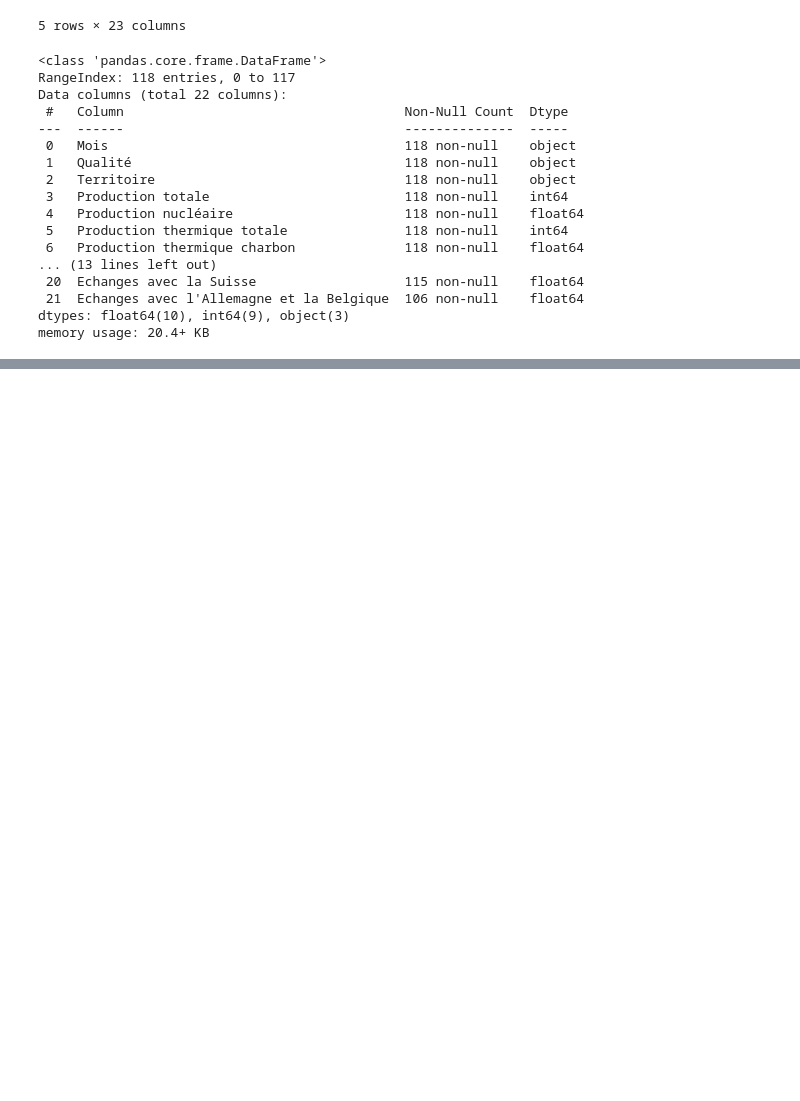
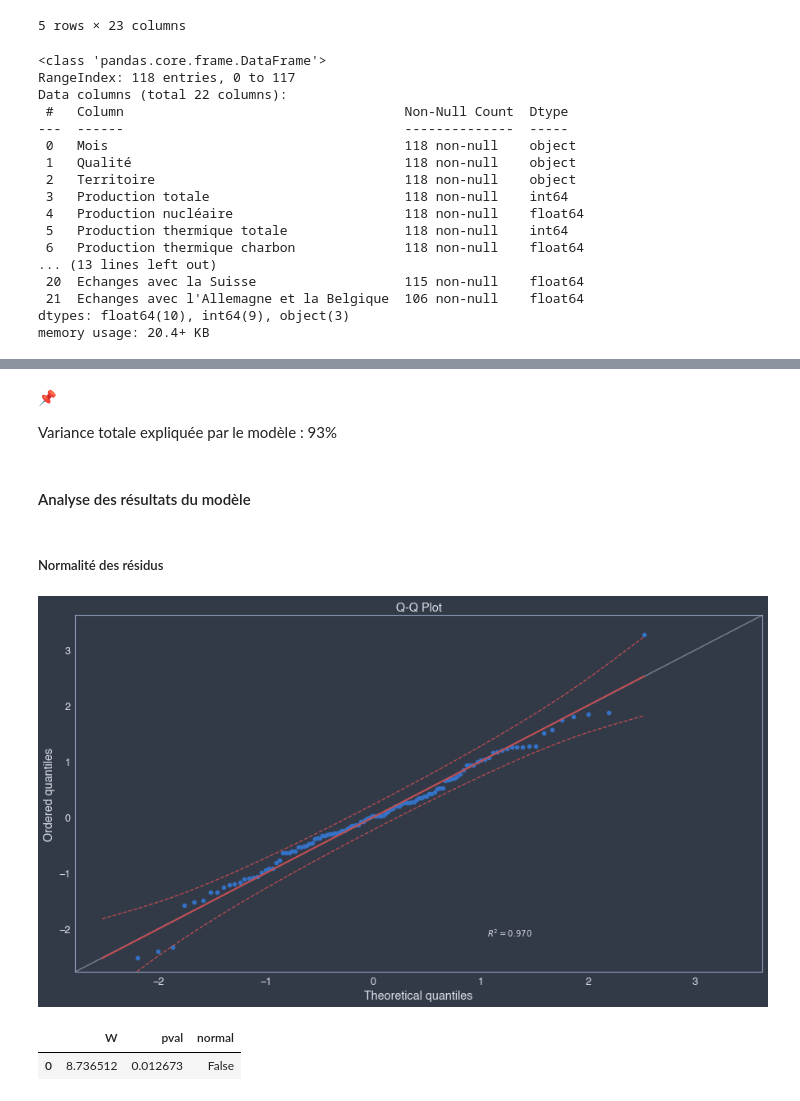
Before and after one commit to Gladouu/P9, a Jupyter notebook: P9_01_code.ipynb, the cells around one changed output, grey strips where cells are left out. Saved outputs shown, nothing was run; the diff lists cells and outputs as text; code cells hidden in the pictures; blank space fills up the shorter version.

Commit message:
Correction de la consommation par régression linéaire

```diff
--- a/P9_01_code.ipynb
+++ b/P9_01_code.ipynb
@@ -197,0 +205,11 @@ df = df.merge(dju, on='Mois')
+# %%
+#set explanatory and dependent variables
+DJU = df['DJU']
+Consommation_totale = df['Consommation totale']
+
+#linear regression
+lr = smf.ols('Consommation_totale ~ DJU', data=df).fit()
+print(lr.summary())
+
+#clean
+del DJU, Consommation_totale
@@ -197,0 +234,4 @@ df = df.merge(dju, on='Mois')
+# %% [markdown]
+📌
+
+Variance totale expliquée par le modèle : 93%
@@ -197,0 +241,15 @@ df = df.merge(dju, on='Mois')
+# %% [markdown]
+#### Analyse des résultats du modèle
+# %% [markdown]
+##### Normalité des résidus
+# %%
+pg.qqplot(lr.resid, dist='norm', figsize=(15,8));
+# %% [output]
+[figure, added]
+# %%
+#D’Agostino and Pearson’s test
+#more appropriate for large samples
+pg.normality(lr.resid, method='normaltest')
+# %% [output]
+|  | W | pval | normal |
+| 0 | 8.736512 | 0.012673 | False |
```
Also changed, not shown: parts of 30 cells of this notebook.
